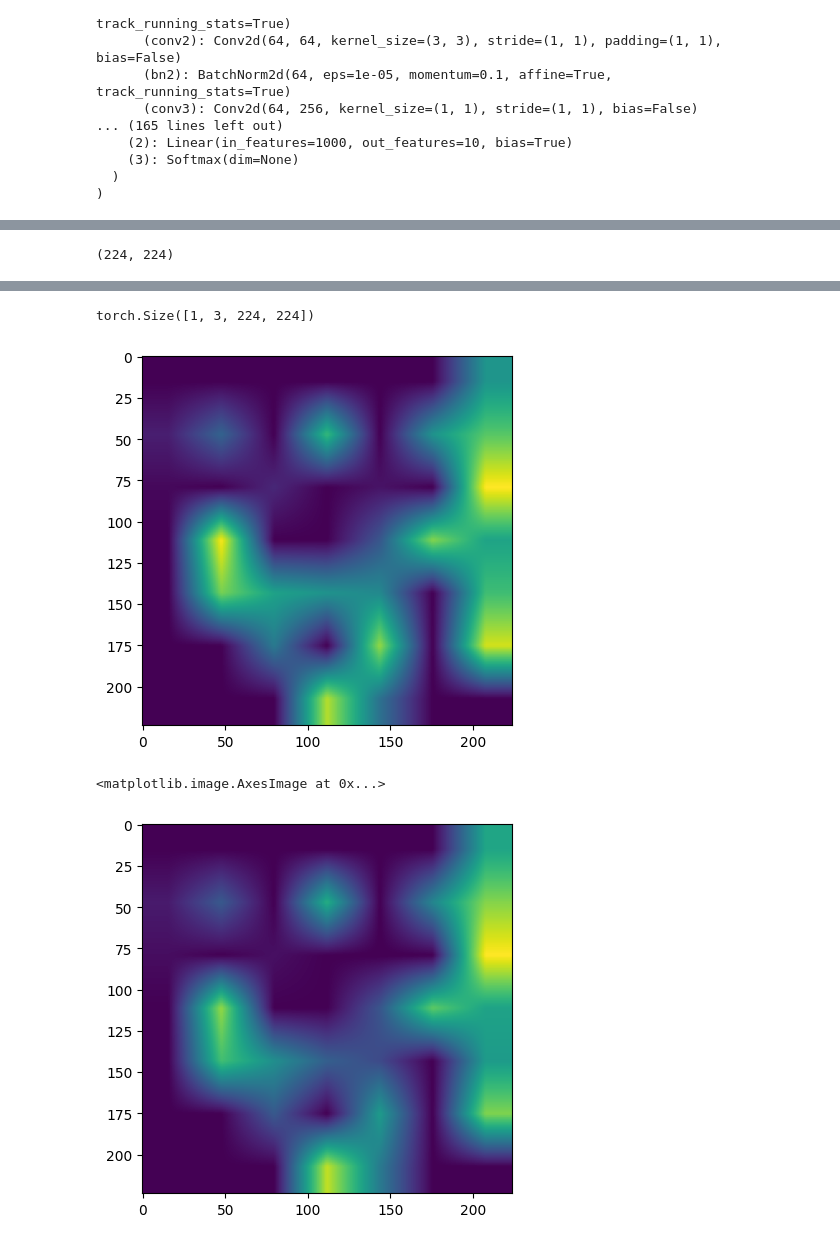
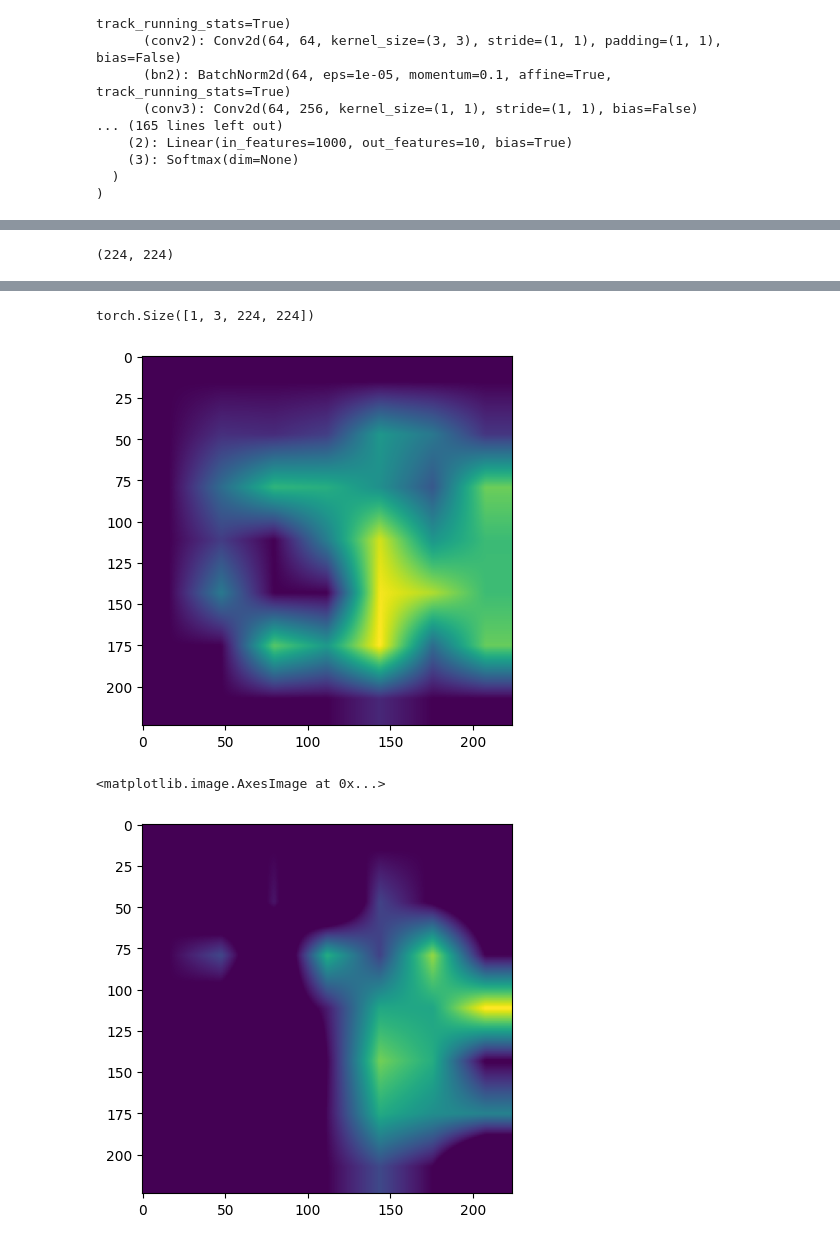
Before and after one commit to MichalMichniak/analysis-of-significance-areas, a Jupyter notebook: faithfulness_metrics.ipynb, the cells around one changed output, grey strips where cells are left out. Drawn from its saved outputs; the diff is of its cells as text; code cells hidden in the pictures.

```diff
--- a/faithfulness_metrics.ipynb
+++ b/faithfulness_metrics.ipynb
@@ -103,11 +103,16 @@ from pytorch_grad_cam.utils.model_targets import ClassifierOutputTarget
 from pytorch_grad_cam.utils.image import show_cam_on_image
 import matplotlib.pyplot as plt
 import numpy as np
-from src.faithfulness.perturbation import eurosat_perturbation, thr_fc, thr_fc_bin
+from src.faithfulness.perturbation import eurosat_perturbation, thr_fc, thr_fc_bin,eurosat_perturbation_inverted
 from src.faithfulness.silency_map import Silency_map_gen
 # model
 
-resnet50 = torch.load("finished\\ResNet50\\resnet50_model.pth")
+resnet50 = torch.load("finished\\ResNet50_new\\resnet50_model.pth")
+fc_ = list(resnet50.fc)
+fc_.append(torch.nn.Softmax(dim=1))
+resnet50.fc = torch.nn.Sequential(*fc_)
+resnet50.eval()
+
 resnet50.cuda()
 
 # dataset:
@@ -152,5 +157,5 @@ plt.imshow((pert_im-mask)*(pert_im-mask > 0))
 torch.Size([1, 3, 224, 224])
-[figure, old version]
+[figure, new version]
 <matplotlib.image.AxesImage at 0x...>
-[figure, old version]
+[figure, new version]
 # %%
```
Also changed, not shown: parts of 15 cells of this notebook, 15 other files.
